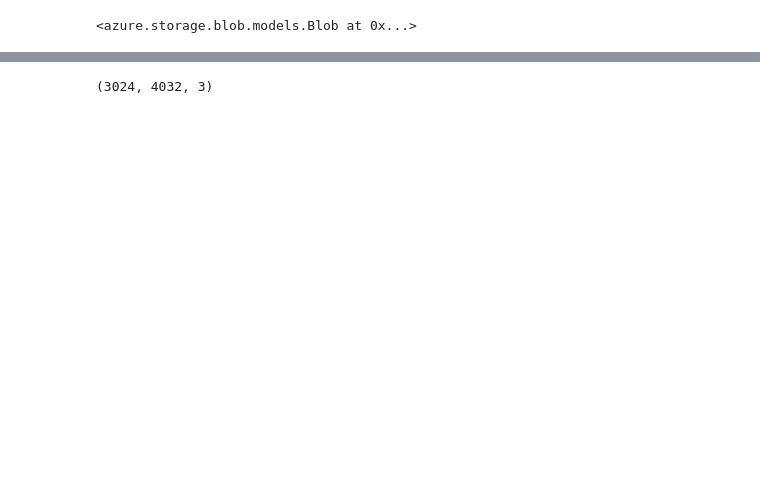
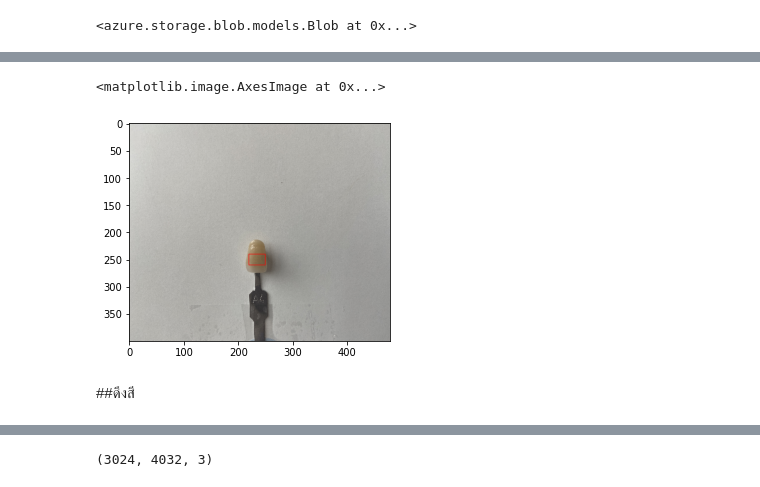
Before and after one commit to waraporn19/KKU_data_mining, a Jupyter notebook: Matching_color.ipynb, the cells around one changed output, grey strips where cells are left out. Cells and saved outputs as stored; diff of their text form; code cells hidden in the pictures; blank space fills up the shorter version.

```diff
--- a/Matching_color.ipynb
+++ b/Matching_color.ipynb
@@ -47,0 +43,12 @@ data =plt.plot([1890,2044,2044,1890,1890],[1800,1800,1950,1950,1800],alpha=0.6,c
+# %%
+#หลังปรับขนาดภาพ
+img = cv2.imread(img_8884)#อ่านภาพ
+RGB_img = cv2.cvtColor(img, cv2.COLOR_BGR2RGB)
+resized_image = cv2.resize(RGB_img,(480,400))#กำหนดขนาดภาพ
+imgA1 = cv2.rectangle(resized_image,(220,260),(250,240),(255,0,0),1) #วาดสี่เหลี่ยม
+plt.imshow(imgA1)
+# %% [output]
+<matplotlib.image.AxesImage at 0x...>
+[figure, added]
+# %% [markdown]
+##ดึงสี
```
Also changed, not shown: parts of 11 cells of this notebook.
